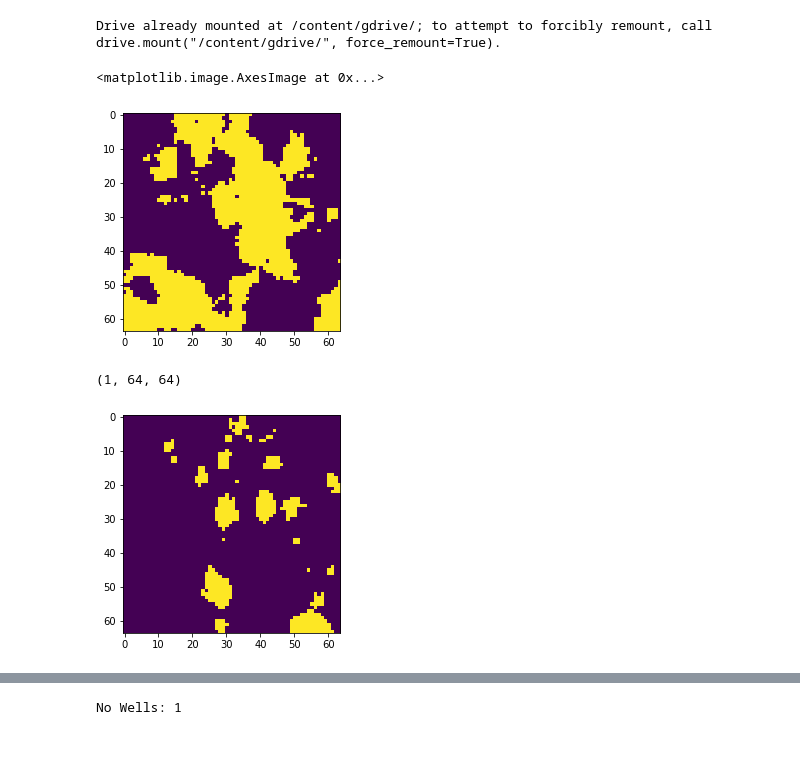
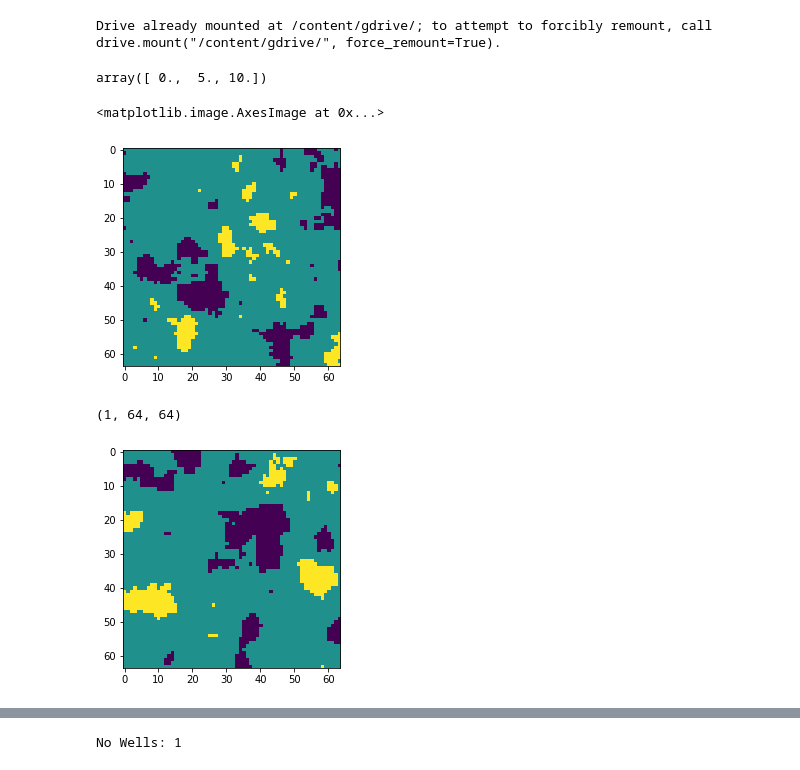
Before and after one commit to mlttac/AUNet_gwf, a Jupyter notebook: Darcy2DSolver.ipynb, the cells around one changed output, grey strips where cells are left out. Cells and saved outputs as stored; diff of their text form; code cells hidden in the pictures.

Commit message:
Added RF with N different materials per field

```diff
--- a/Darcy2DSolver.ipynb
+++ b/Darcy2DSolver.ipynb
@@ -1206,17 +1206,25 @@ sys.path.append('/content/gdrive/MyDrive/Colaboratory/RF')
 import pyRan2DMod as RF
 # %% [output]
 Drive already mounted at /content/gdrive/; to attempt to forcibly remount, call drive.mount("/content/gdrive/", force_remount=True).
+# %%
+np.linspace(0,10,3)
+# %% [output]
+array([ 0.,  5., 10.])
 # %%
 import math
-def k_cond(reals, cellsize, theta, xcells, ycells, k1, k2):
+def k_cond(reals, cellsize, theta, xcells, ycells, k1, k2, n):
     max_lvl = int(math.log(64)/math.log(2)) + 1
     seed = -260281
     rfgen = RF.rand2d(reals, max_lvl, cellsize, theta, xcells, ycells, seed, 0.0, 1.0, False, 1)
+    levels = np.linspace(k1,k2,n)
+    fieldVal = np.linspace(-3,3,n+1)
     while True:
       fields = np.array(next(rfgen))
-      yield np.where(fields < 0, k1, k2)
+      for i in range(n):
+        fields = np.where(fields < fieldVal[i+1], levels[i], fields)
+      yield fields
 # %%
-rfgen = k_cond(1, 1, 25.0, 64, 64, 10, 20)
+rfgen = k_cond(1, 1, 25.0, 64, 64, 10, 20, 3)
 # %%
 import matplotlib.pyplot as plt
 
@@ -1224,7 +1232,7 @@ kField = next(rfgen)
 plt.imshow(kField[0])
 # %% [output]
 <matplotlib.image.AxesImage at 0x...>
-[figure, old version]
+[figure, new version]
 # %%
 import numpy as np
 import pdb
@@ -1437,35 +1442,35 @@ def fdm3t(gr, t, kx, ky, kz, Ss, FQ, HI, IBOUND, epsilon=0.67):
 # %%
 nx = 64
 ny = 64
 nz = 1
 
 x = np.linspace(0, nx, nx+1)
 y = np.linspace(0, ny, ny+1)
-z = np.linspace(-0.5, 0.5, nz+1)
+z = np.linspace(0, 50, nz+1)
 
 gr = Grid(x,y,z)
 print(gr.shape)
 
-t = np.array(range(0,10))
+t = np.array(range(0,50))
 
 nrf = next(rfgen)[0]
 plt.imshow(nrf[:,:])
 kx = ky = kz = nrf.reshape(nz, ny, nx)
 
 Ss = np.full((nz, ny, nx), 0.001)
 FQ = np.full((nz, ny, nx), 0)
-FQ[0, 32, 32] += -10
+FQ[0, 32, 32] += -500
 
 IH = np.full((nz, ny, nx), 10.0)
 
 IBOUND = np.ones((nz, ny, nx))
 IBOUND[0, :,  0] = -1
 IBOUND[0, :, -1] = -1
 IBOUND[0, 0,  :] = -1
 IBOUND[0, -1, :] = -1
 # %% [output]
 (1, 64, 64)
-[figure, old version]
+[figure, new version]
 # %%
 #@title
 Out = fdm3t(gr, t, kx, ky, kz, Ss, FQ, IH, IBOUND, epsilon=1.00)
```
Also changed, not shown: parts of 4 cells of this notebook.
